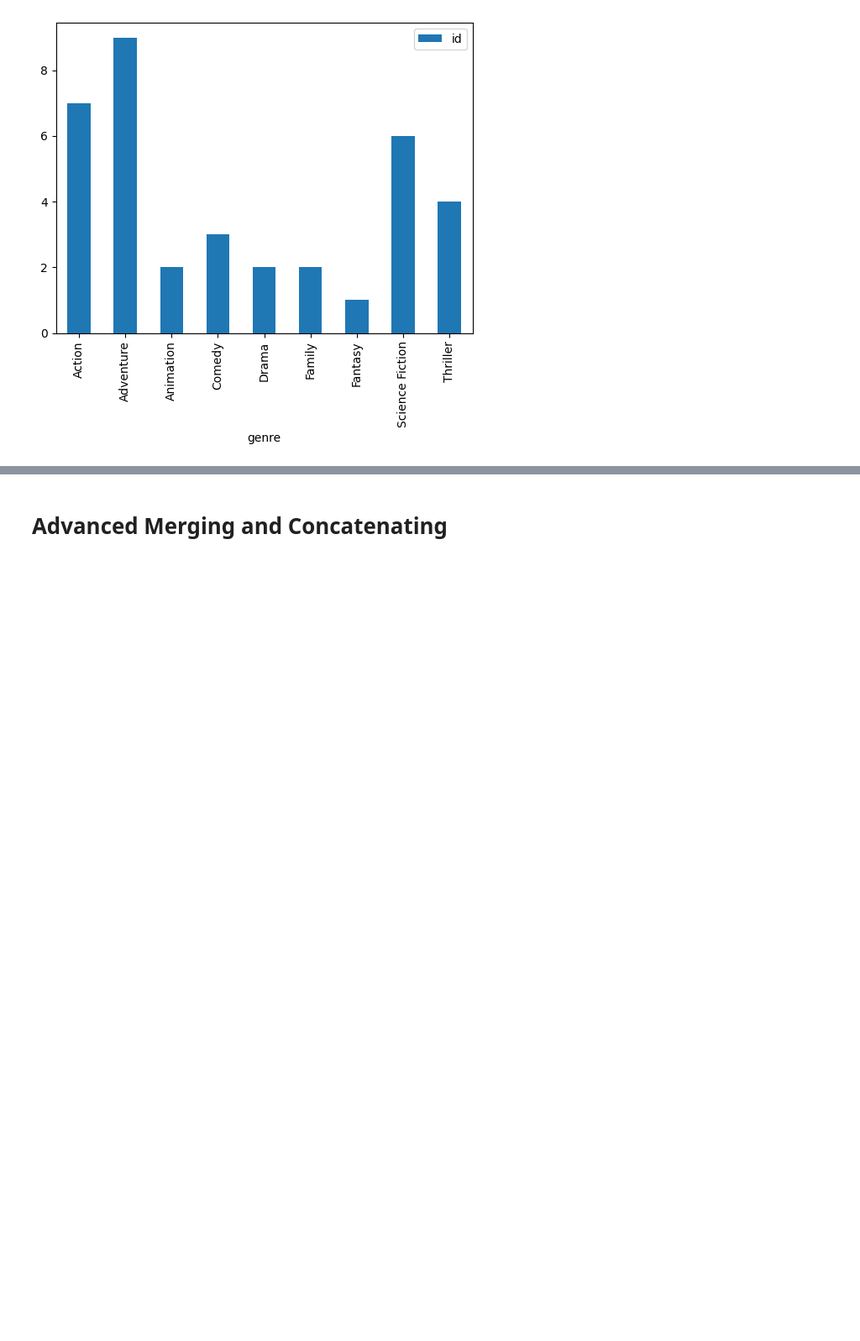
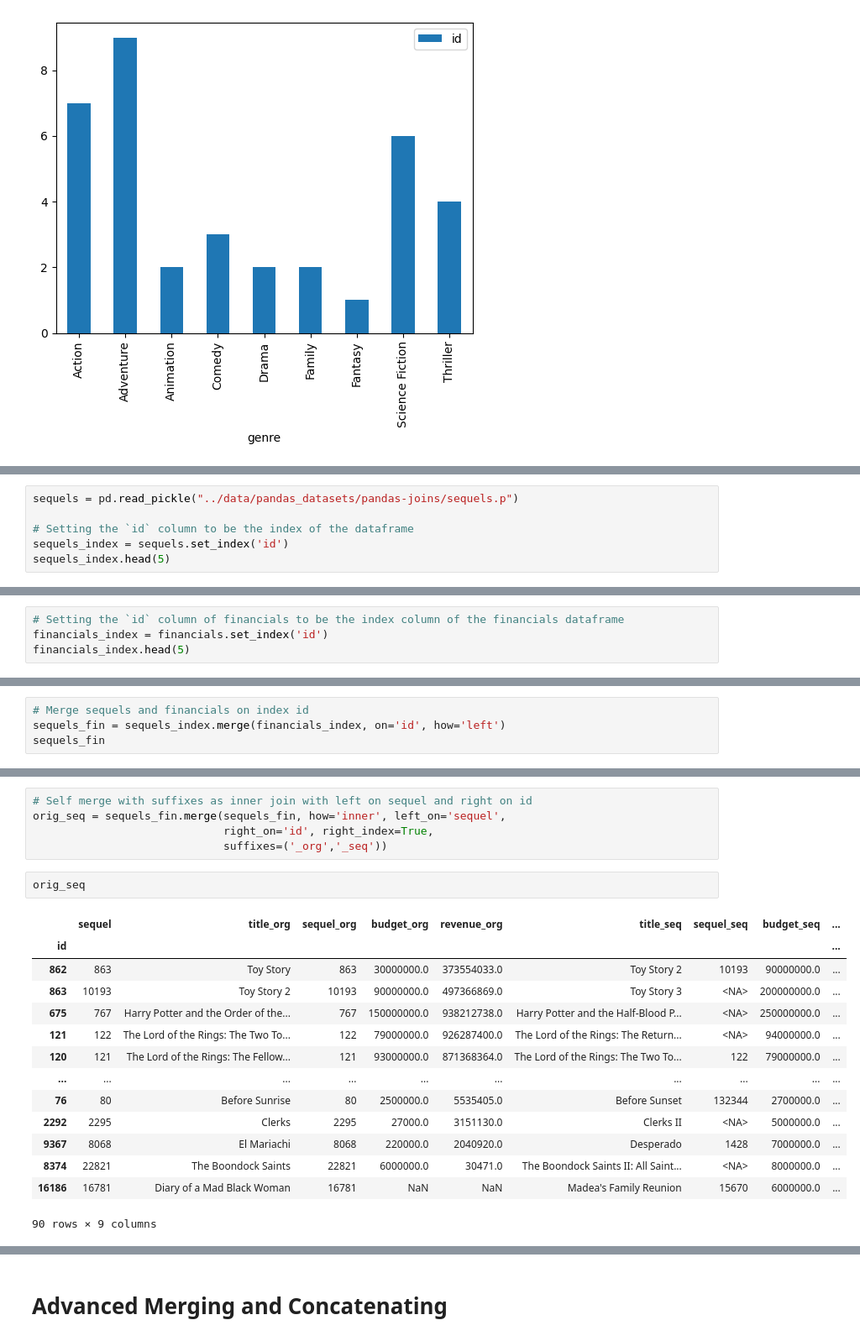
Before and after one commit to rashmishreev/the-data-repository, a Jupyter notebook: data-science-python/pandas/joining-data-pandas.ipynb, the cells around one changed output, grey strips where cells are left out. Shown: that part at 84% size. Cells and saved outputs as stored; diff of their text form; blank space fills up the shorter version.

Commit message:
self-joins and merging on indexes

```diff
--- a/data-science-python/pandas/joining-data-pandas.ipynb
+++ b/data-science-python/pandas/joining-data-pandas.ipynb
@@ -586,0 +725,6 @@ An outer join will return all of the rows from both tables regardless if there i
+# %%
+sequels = pd.read_pickle("../data/pandas_datasets/pandas-joins/sequels.p")
+
+# Setting the `id` column to be the index of the dataframe
+sequels_index = sequels.set_index('id')
+sequels_index.head(5)
@@ -586,0 +739,4 @@ An outer join will return all of the rows from both tables regardless if there i
+# %%
+# Setting the `id` column of financials to be the index column of the financials dataframe
+financials_index = financials.set_index('id')
+financials_index.head(5)
@@ -586,0 +751,4 @@ An outer join will return all of the rows from both tables regardless if there i
+# %%
+# Merge sequels and financials on index id
+sequels_fin = sequels_index.merge(financials_index, on='id', how='left')
+sequels_fin
@@ -586,0 +770,22 @@ An outer join will return all of the rows from both tables regardless if there i
+# %%
+# Self merge with suffixes as inner join with left on sequel and right on id
+orig_seq = sequels_fin.merge(sequels_fin, how='inner', left_on='sequel',
+                             right_on='id', right_index=True,
+                             suffixes=('_org','_seq'))
+# %%
+orig_seq
+# %% [output]
+|  | sequel | title_org | sequel_org | budget_org | revenue_org | title_seq | sequel_seq | budget_seq | ... |
+| id |  |  |  |  |  |  |  |  | ... |
+| 862 | 863 | Toy Story | 863 | 30000000.0 | 373554033.0 | Toy Story 2 | 10193 | 90000000.0 | ... |
+| 863 | 10193 | Toy Story 2 | 10193 | 90000000.0 | 497366869.0 | Toy Story 3 | <NA> | 200000000.0 | ... |
+| 675 | 767 | Harry Potter and the Order of the... | 767 | 150000000.0 | 938212738.0 | Harry Potter and the Half-Blood P... | <NA> | 250000000.0 | ... |
+| 121 | 122 | The Lord of the Rings: The Two To... | 122 | 79000000.0 | 926287400.0 | The Lord of the Rings: The Return... | <NA> | 94000000.0 | ... |
+| 120 | 121 | The Lord of the Rings: The Fellow... | 121 | 93000000.0 | 871368364.0 | The Lord of the Rings: The Two To... | 122 | 79000000.0 | ... |
+| ... | ... | ... | ... | ... | ... | ... | ... | ... | ... |
+| 76 | 80 | Before Sunrise | 80 | 2500000.0 | 5535405.0 | Before Sunset | 132344 | 2700000.0 | ... |
+| 2292 | 2295 | Clerks | 2295 | 27000.0 | 3151130.0 | Clerks II | <NA> | 5000000.0 | ... |
+| 9367 | 8068 | El Mariachi | 8068 | 220000.0 | 2040920.0 | Desperado | 1428 | 7000000.0 | ... |
+| 8374 | 22821 | The Boondock Saints | 22821 | 6000000.0 | 30471.0 | The Boondock Saints II: All Saint... | <NA> | 8000000.0 | ... |
+| 16186 | 16781 | Diary of a Mad Black Woman | 16781 | NaN | NaN | Madea's Family Reunion | 15670 | 6000000.0 | ... |
+90 rows × 9 columns
```
Also changed, not shown: parts of 21 cells of this notebook, 1 other file.
